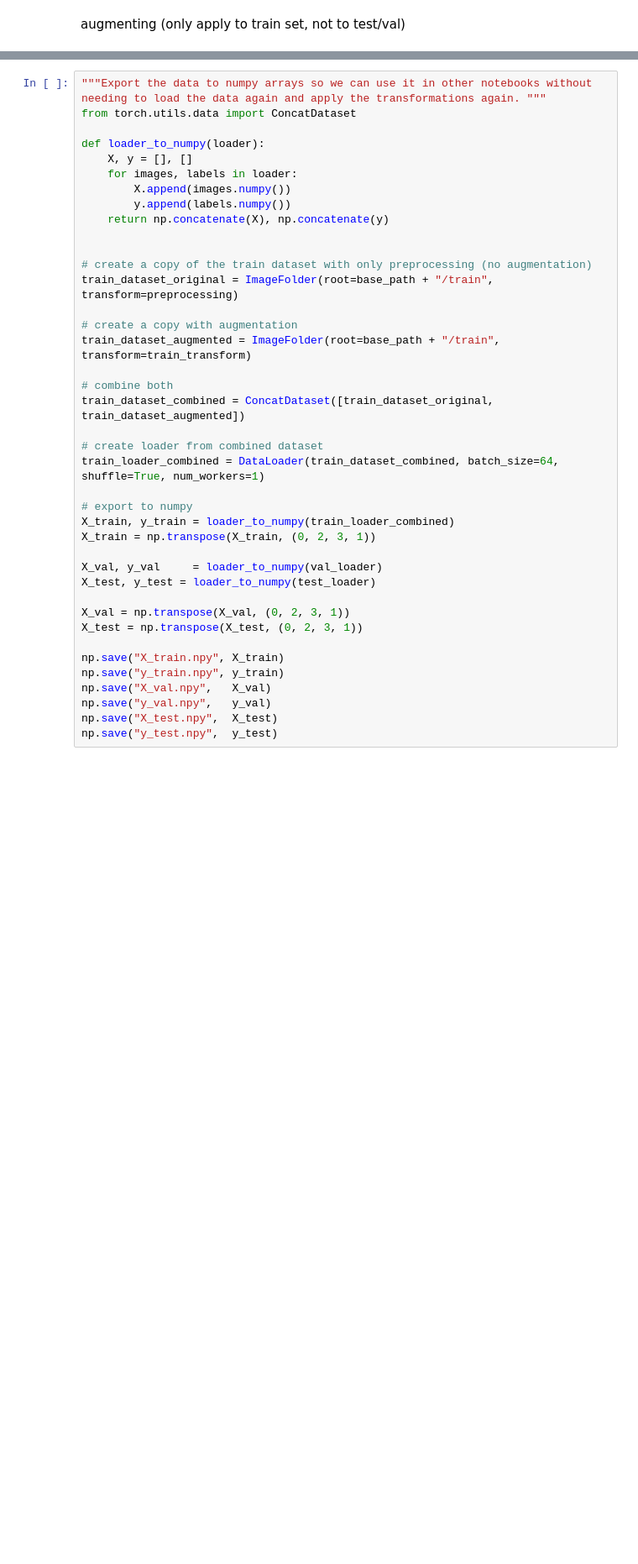
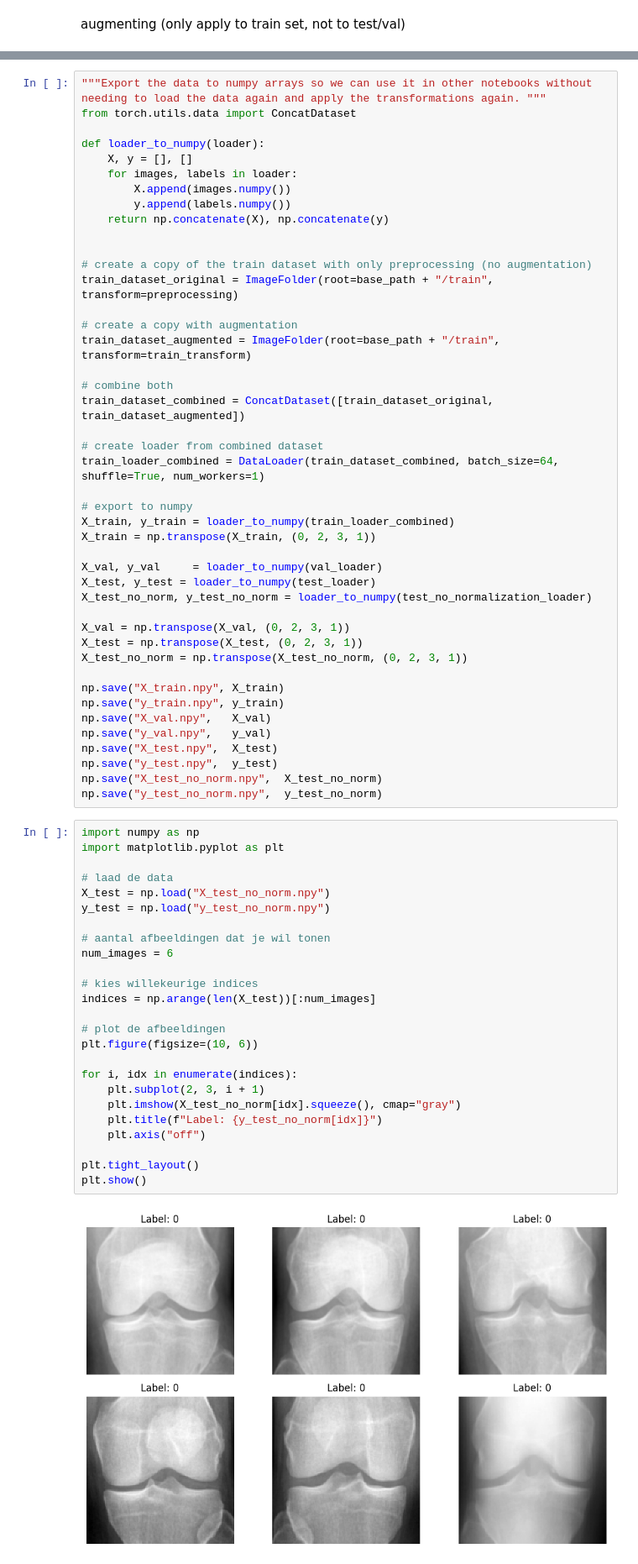
Before and after one commit to tobedebrabander/ai-project-deep-learning, a Jupyter notebook: preprocessing.ipynb, the cells around one changed output, grey strips where cells are left out. Shown at 84% size. Cells and saved outputs as stored; diff of their text form; blank space fills up the shorter version.

```diff
--- a/preprocessing.ipynb
+++ b/preprocessing.ipynb
@@ -204,9 +215,11 @@ X_train = np.transpose(X_train, (0, 2, 3, 1))
 
 X_val, y_val     = loader_to_numpy(val_loader)
 X_test, y_test = loader_to_numpy(test_loader)
+X_test_no_norm, y_test_no_norm = loader_to_numpy(test_no_normalization_loader)
 
 X_val = np.transpose(X_val, (0, 2, 3, 1))
 X_test = np.transpose(X_test, (0, 2, 3, 1))
+X_test_no_norm = np.transpose(X_test_no_norm, (0, 2, 3, 1))
 
 np.save("X_train.npy", X_train)
 np.save("y_train.npy", y_train)
@@ -214,3 +227,32 @@ np.save("X_val.npy",   X_val)
 np.save("y_val.npy",   y_val)
 np.save("X_test.npy",  X_test)
 np.save("y_test.npy",  y_test)
+np.save("X_test_no_norm.npy",  X_test_no_norm)
+np.save("y_test_no_norm.npy",  y_test_no_norm)
+# %%
+import numpy as np
+import matplotlib.pyplot as plt
+
+# laad de data
+X_test = np.load("X_test_no_norm.npy")
+y_test = np.load("y_test_no_norm.npy")
+
+# aantal afbeeldingen dat je wil tonen
+num_images = 6
+
+# kies willekeurige indices
+indices = np.arange(len(X_test))[:num_images]
+
+# plot de afbeeldingen
+plt.figure(figsize=(10, 6))
+
+for i, idx in enumerate(indices):
+    plt.subplot(2, 3, i + 1)
+    plt.imshow(X_test_no_norm[idx].squeeze(), cmap="gray")
+    plt.title(f"Label: {y_test_no_norm[idx]}")
+    plt.axis("off")
+
+plt.tight_layout()
+plt.show()
+# %% [output]
+[figure, added]
```
Also changed, not shown: parts of 4 cells of this notebook, 2 other files.
